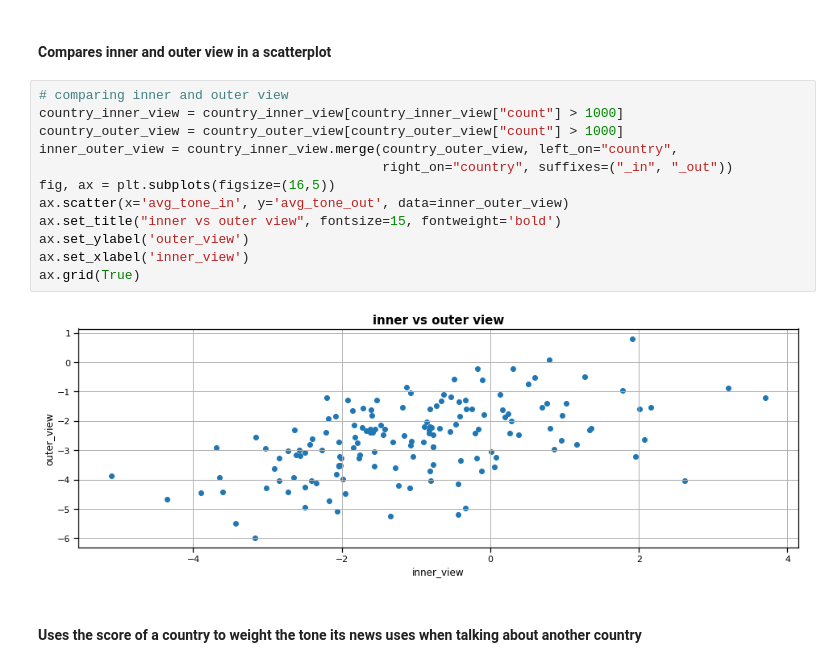
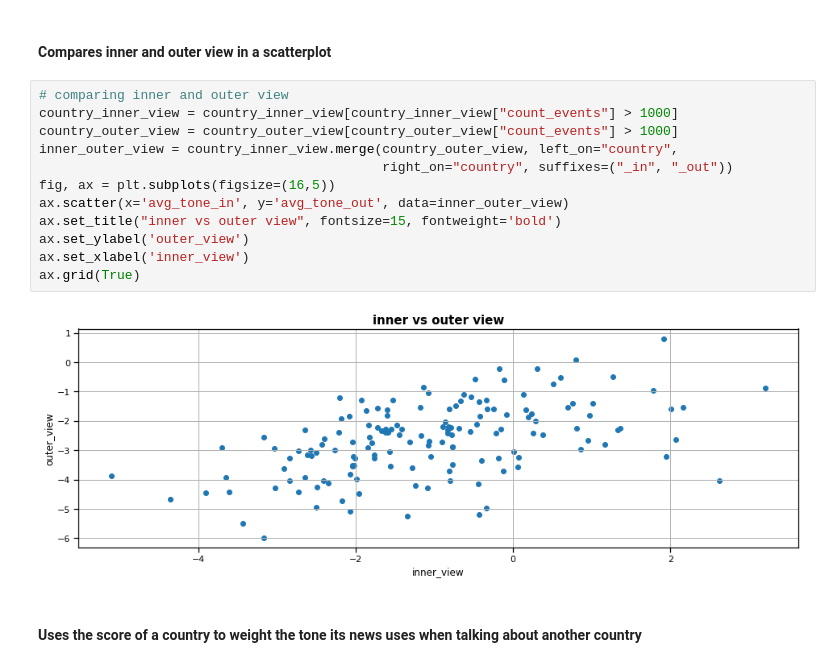
Before and after one commit to NatGr/projectAdA, a Jupyter notebook: Notebook.ipynb, the cells around one changed output. Drawn from its saved outputs; the diff is of its cells as text.

Commit message:
adding count_events to inner/outer views

```diff
--- a/Notebook.ipynb
+++ b/Notebook.ipynb
@@ -73,18 +73,18 @@ media_to_country_view.head()
 #### Compares inner and outer view in a scatterplot
 # %%
 # comparing inner and outer view
-country_inner_view = country_inner_view[country_inner_view["count"] > 1000]
-country_outer_view = country_outer_view[country_outer_view["count"] > 1000]
+country_inner_view = country_inner_view[country_inner_view["count_events"] > 1000]
+country_outer_view = country_outer_view[country_outer_view["count_events"] > 1000]
 inner_outer_view = country_inner_view.merge(country_outer_view, left_on="country",
                                             right_on="country", suffixes=("_in", "_out"))
 fig, ax = plt.subplots(figsize=(16,5))
 ax.scatter(x='avg_tone_in', y='avg_tone_out', data=inner_outer_view)
 ax.set_title("inner vs outer view", fontsize=15, fontweight='bold')
 ax.set_ylabel('outer_view')
 ax.set_xlabel('inner_view')
 ax.grid(True)
 # %% [output]
-[figure, old version]
+[figure, new version]
 # %% [markdown]
 #### Uses the score of a country to weight the tone its news uses when talking about another country
 # %%
```
Also changed, not shown: parts of 2 cells of this notebook, 2 other files.
